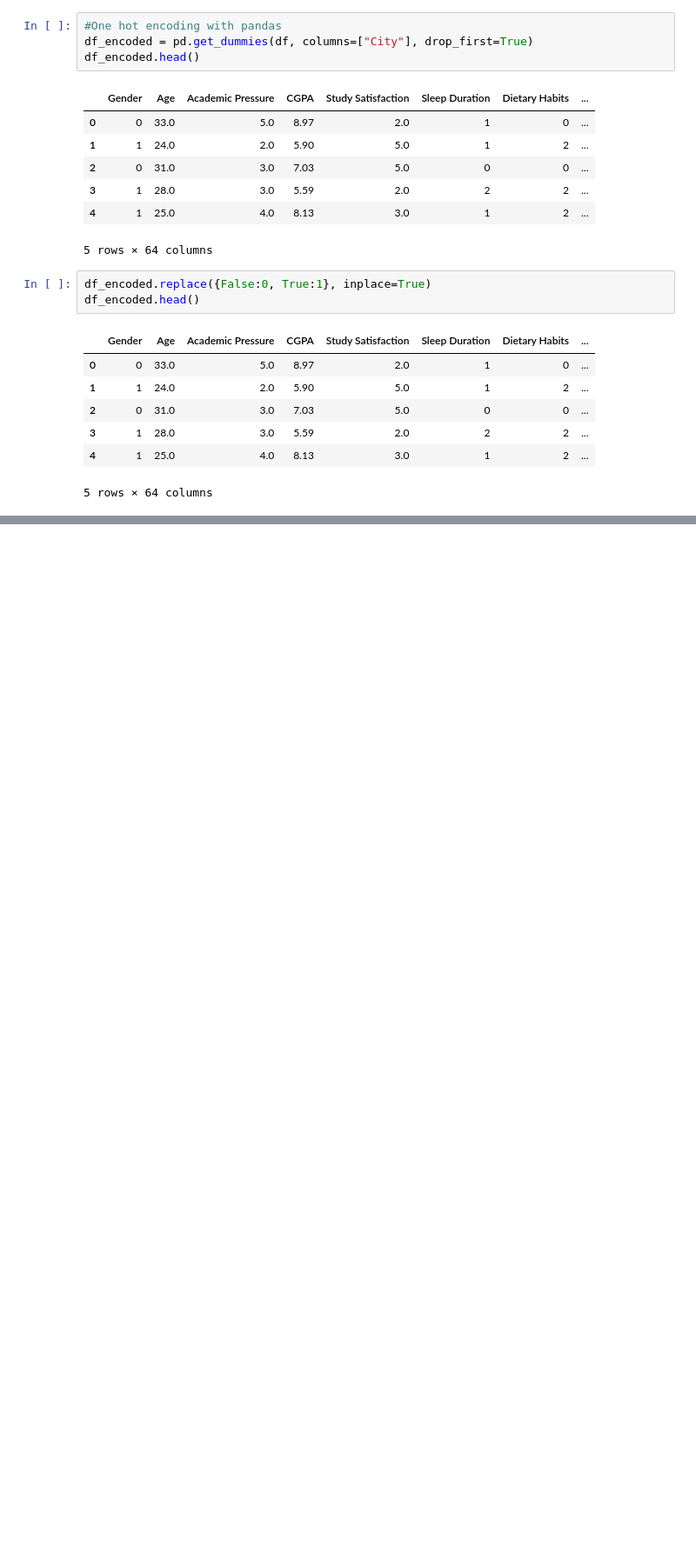
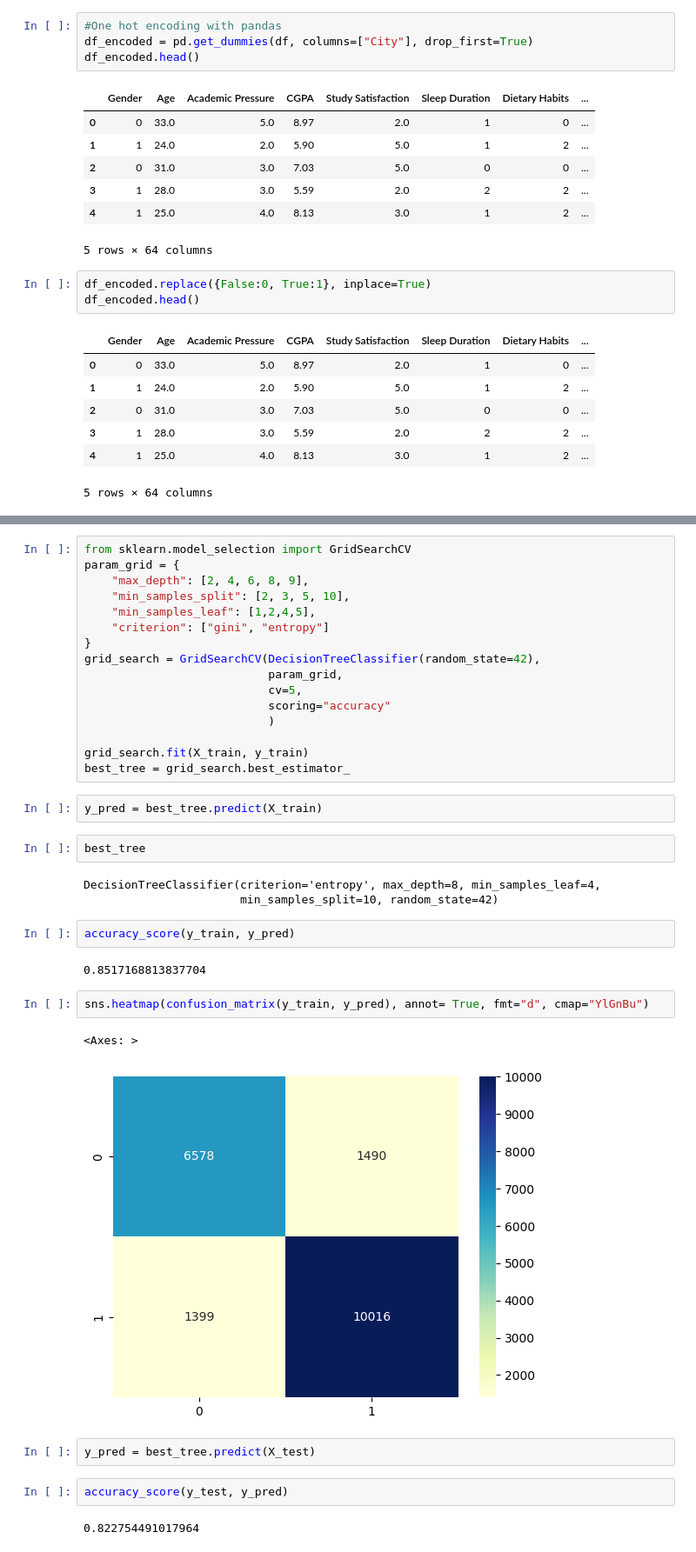
Before and after one commit to UPEN-Thaitiel/feature-engineering-Adiel-Delgado, a Jupyter notebook: Feature Engineering/Variable Imputation/Student_Depression_Imputations.ipynb, the cells around one changed output, grey strips where cells are left out. Shown: that part at 87% size. Drawn from its saved outputs; the diff is of its cells as text; blank space fills up the shorter version.

```diff
--- a/Feature Engineering/Variable Imputation/Student_Depression_Imputations.ipynb
+++ b/Feature Engineering/Variable Imputation/Student_Depression_Imputations.ipynb
@@ -579,0 +641,38 @@ df_encoded.head()
+# %%
+from sklearn.model_selection import GridSearchCV
+param_grid = {
+    "max_depth": [2, 4, 6, 8, 9],
+    "min_samples_split": [2, 3, 5, 10],
+    "min_samples_leaf": [1,2,4,5],
+    "criterion": ["gini", "entropy"]
+}
+grid_search = GridSearchCV(DecisionTreeClassifier(random_state=42),
+                           param_grid,
+                           cv=5,
+                           scoring="accuracy"
+                           )
+
+grid_search.fit(X_train, y_train)
+best_tree = grid_search.best_estimator_
+# %%
+y_pred = best_tree.predict(X_train)
+# %%
+best_tree
+# %% [output]
+DecisionTreeClassifier(criterion='entropy', max_depth=8, min_samples_leaf=4,
+                       min_samples_split=10, random_state=42)
+# %%
+accuracy_score(y_train, y_pred)
+# %% [output]
+0.8517168813837704
+# %%
+sns.heatmap(confusion_matrix(y_train, y_pred), annot= True, fmt="d", cmap="YlGnBu")
+# %% [output]
+<Axes: >
+[figure, added]
+# %%
+y_pred = best_tree.predict(X_test)
+# %%
+accuracy_score(y_test, y_pred)
+# %% [output]
+0.822754491017964
```
Also changed, not shown: parts of 23 cells of this notebook.
